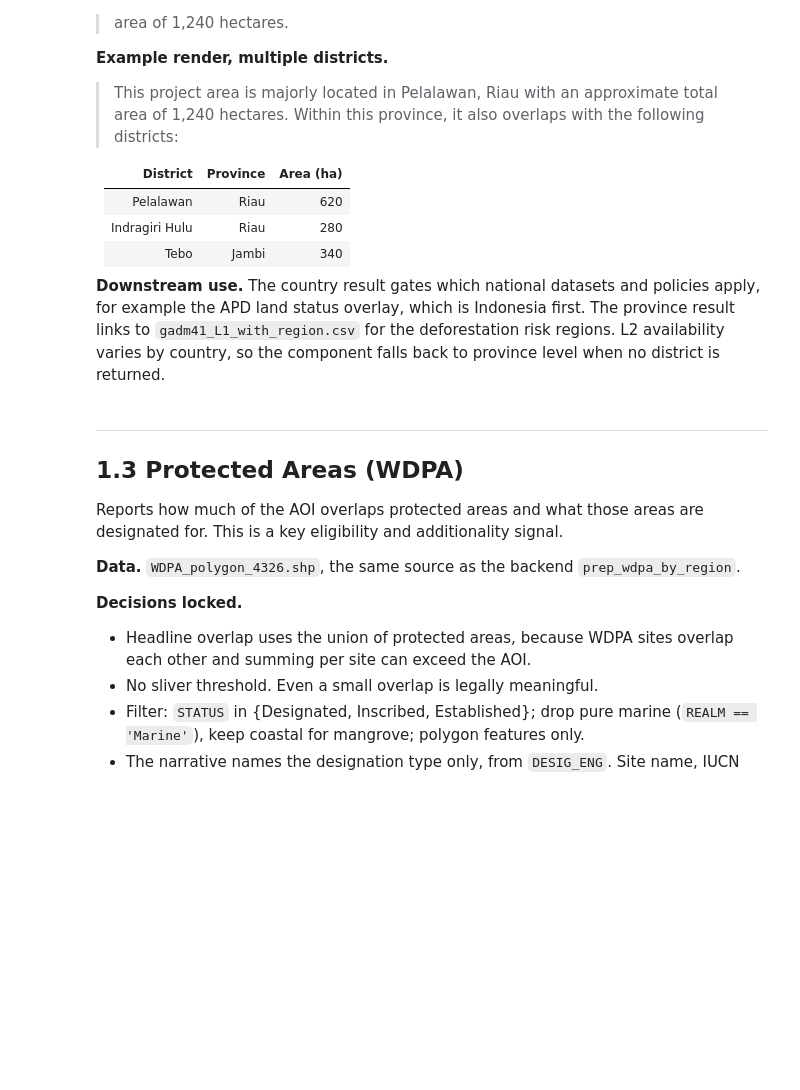
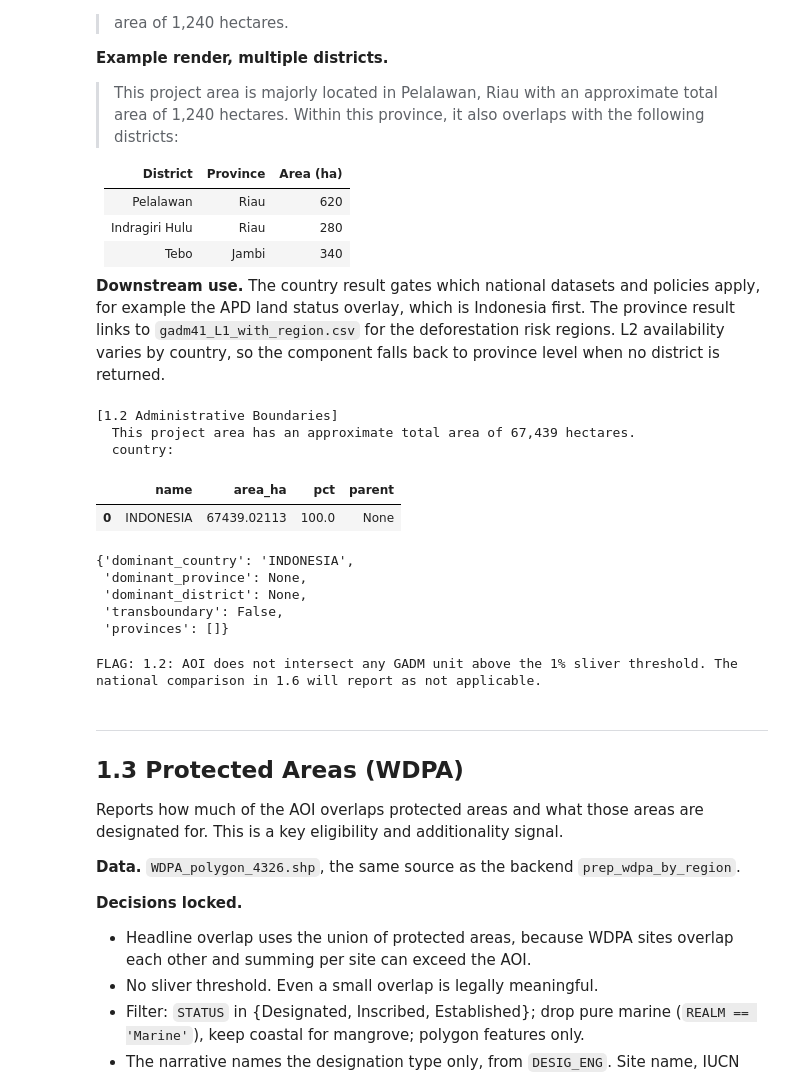
Before and after one commit to g-adzan/nbstool_v3, a Jupyter notebook: F02-P2 General.ipynb, the cells around one changed output. Saved outputs shown, nothing was run; the diff lists cells and outputs as text; code cells hidden in the pictures; blank space fills up the shorter version.

```diff
--- a/F02-P2 General.ipynb
+++ b/F02-P2 General.ipynb
@@ -240,19 +257,25 @@ class AdminUnit:
     parent: str | None = None  # province for a district, country for a province
 
 
-def _admin_units(gdf, aoi: AOI, id_field: str, name_field: str,
+def _admin_units(gdf, aoi: AOI, group_cols: list[str], name_field: str,
                  parent_field: str | None = None) -> list[AdminUnit]:
-    """One admin level from the combined boundary layer, dissolved by its id.
+    """One admin level from the combined boundary layer, dissolved by name.
 
     The single shapefile is district-level, so a country or province appears as many rows. We
-    dissolve by the level id (GID_0/1/2) to get one geometry per unit, then intersect with the
-    AOI for area. Dissolving by id, not name, avoids merging same-named units in different
-    parents.
+    dissolve by the level's NAME columns (COUNTRY, NAME_1, NAME_2), not the GID columns, because
+    GID_1/GID_2 are blank for Indonesia in this file and grouping on a blank key drops the unit.
+    Ancestor names are included so same-named units in different parents stay separate. Rows with
+    a blank key are dropped first, for the same reason.
     """
     if gdf.empty:
         return []
+    sub = gdf
+    for col in group_cols:
+        sub = sub[sub[col].notna() & (sub[col].astype(str).str.strip() != "")]
+    if sub.empty:
+        return []
     aoi_geom = aoi.geometry.iloc[0]
-    diss = gdf.dissolve(by=id_field, as_index=False)
+    diss = sub.dissolve(by=group_cols, as_index=False)
     units = []
     for _, row in diss.iterrows():
         area_ha = row.geometry.intersection(aoi_geom).area / M2_PER_HA
@@ -323,33 +346,45 @@ def analyze_admin_boundaries(aoi: AOI) -> ComponentResult:
             "risk comparison in 1.6 uses the dominant country only."
         )
 
     return ComponentResult(
         component="1.2 Administrative Boundaries",
         applicable=bool(countries or provinces or districts),
         narrative=sentences(opening, follow),
         tables={
             # Rendered under the narrative as District / Province / Area (ha), dominant first.
             # Every district is listed, including the one named in the sentence, so the areas
             # in the table add up to the AOI.
             "district_table": districts,
             "country": countries,
             "province": provinces,
         },
         values={
             "dominant_country": countries[0].name if countries else None,
             "dominant_province": districts[0].parent if districts else (
                 provinces[0].name if provinces else None
             ),
             "dominant_district": districts[0].name if districts else None,
             "transboundary": len(countries) > 1,
             "provinces": [u.name for u in provinces],
         },
         flags=flags,
     )
 
 
 results["1.2"] = analyze_admin_boundaries(aoi)
 show_result(results["1.2"])
+# %% [output]
+[1.2 Administrative Boundaries]
+  This project area has an approximate total area of 67,439 hectares.
+  country:
+|  | name | area_ha | pct | parent |
+| 0 | INDONESIA | 67439.02113 | 100.0 | None |
+{'dominant_country': 'INDONESIA',
+ 'dominant_province': None,
+ 'dominant_district': None,
+ 'transboundary': False,
+ 'provinces': []}
+FLAG: 1.2: AOI does not intersect any GADM unit above the 1% sliver threshold. The national comparison in 1.6 will report as not applicable.
 # %% [markdown]
 ---
 ## 1.3 Protected Areas (WDPA)
```
Also changed, not shown: parts of 3 cells of this notebook, 1 other file.
